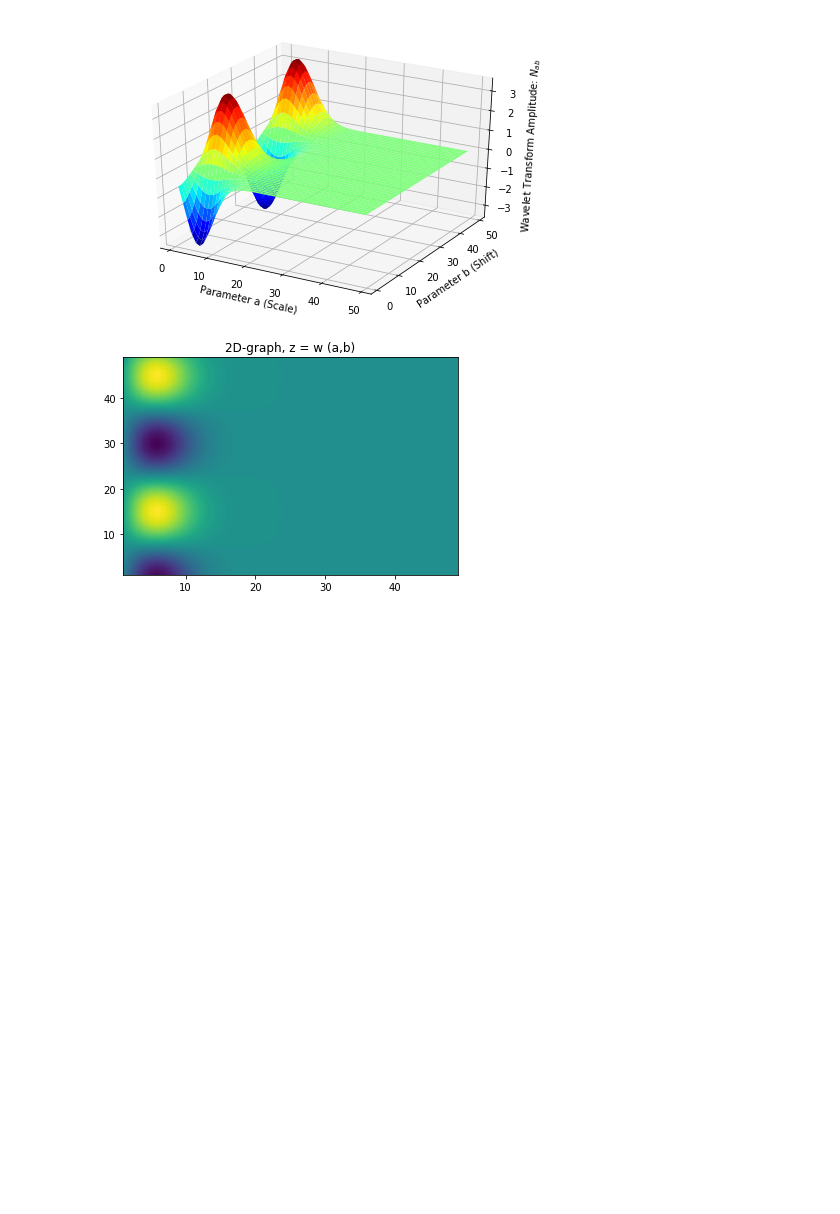
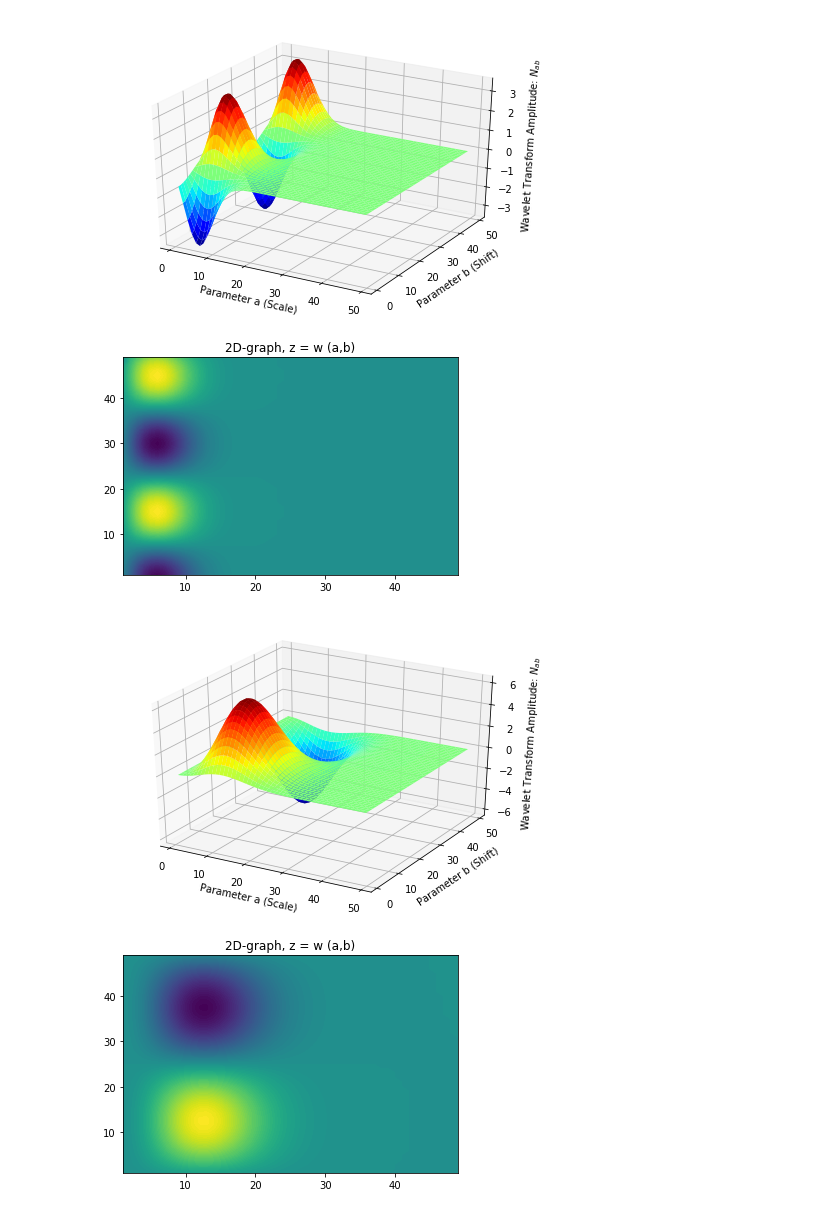
Before and after one commit to PashaIanko/Python, a Jupyter notebook: Wavelet Transform/Wavelet Transform.ipynb, the cells around one changed output. Saved outputs shown, nothing was run; the diff lists cells and outputs as text; code cells hidden in the pictures; blank space fills up the shorter version.

Commit message:
added Wavelet functions plotting

```diff
--- a/Wavelet Transform/Wavelet Transform.ipynb
+++ b/Wavelet Transform/Wavelet Transform.ipynb
@@ -269,13 +269,13 @@ def Gauss1stOrder(t):
     return -t * exp(-t**2 / 2)
 
 
-def w(a,b, N, wavelet_func):
-    f = lambda t : (1 / a**0.5) * wavelet_func((t - b) / a)*S(t)
+def w(a,b, N, wavelet_func, Function):
+    f = lambda t : (1 / a**0.5) * wavelet_func((t - b) / a)*Function(t)#S(t)
     r= quad(f, -N, N)
     return round(r[0],3)
 
-def calc_wavelet(a_arr, b_arr, N, wavelet_func):
-    z = array([w(a,b, N, wavelet_func) for b in b_arr for a in a_arr])
+def calc_wavelet(a_arr, b_arr, N, wavelet_func, Function):
+    z = array([w(a,b, N, wavelet_func, Function) for b in b_arr for a in a_arr])
     return z
 
 
@@ -298,12 +298,12 @@ def plot_wavelet_res(A, B, Z):
     plt.contourf(A, B, Z, 100)
     plt.show()
 
-def do_wavelet(a_lim, b_lim, integral_lim, wavelet_func):
+def do_wavelet(a_lim, b_lim, integral_lim, wavelet_func, Function):
 
     a_arr = arange(a_lim[0], a_lim[1], 1)
     b_arr = arange(b_lim[0], b_lim[1], 1)
 
-    z = calc_wavelet(a_arr, b_arr, integral_lim, wavelet_func)#MexicanHat2ndOrder)
+    z = calc_wavelet(a_arr, b_arr, integral_lim, wavelet_func, Function)#MexicanHat2ndOrder)
 
 
     A, B = meshgrid(a_arr, b_arr)
@@ -334,5 +334,15 @@ do_wavelet([1,50], [1,50], 256, Gauss1stOrder)
 [figure]
 [figure]
 [figure]
+# %%
+
+def F(t):
+    T = 50
+    return sin(2*pi*t/T)
+
+do_wavelet([1,50], [1,50], 256, MexicanHat2ndOrder, F)
+# %% [output]
+[figure, added]
+[figure, added]
 # %%
 plot_wavelet(-4, 30, 0.01, Gauss1stOrder, 1, 12, 'Gauss 1st order', [0,2])
```
Also changed, not shown: parts of 2 cells of this notebook.
